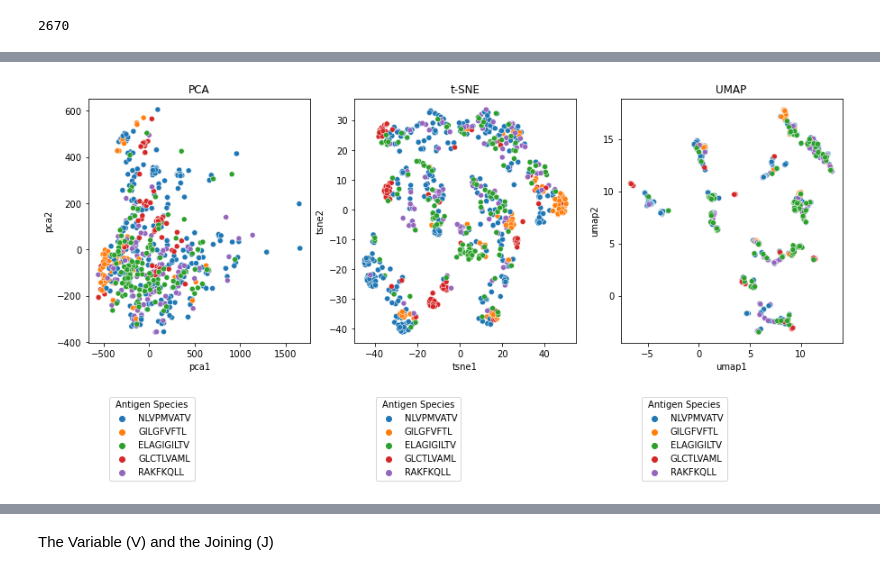
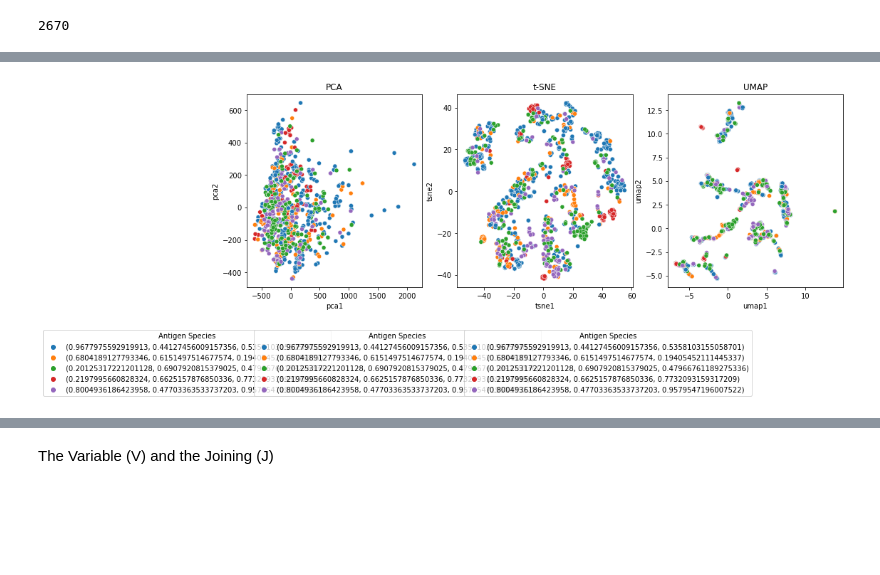
Before and after one commit to UoB-DSMP-2023-24/dsmp-2024-group-13, a Jupyter notebook: dsmp-data-exploration.ipynb, the cells around one changed output, grey strips where cells are left out. Drawn from its saved outputs; the diff is of its cells as text; code cells hidden in the pictures; blank space fills up the shorter version.

```diff
--- a/dsmp-data-exploration.ipynb
+++ b/dsmp-data-exploration.ipynb
@@ -77,7 +77,7 @@ from sklearn.preprocessing import OneHotEncoder, StandardScaler
 import matplotlib.pyplot as plt
 
 
-df_slim = df_conf.iloc[:,[0,1,2,3,4,5, 6,7, 8, 9, 11]]
+df_slim = df_conf.iloc[:,[0,1,2,3,4,5, 6,7, 8, 9, 10,11]]
 
 
 df_slim
@@ -186,10 +192,10 @@ df_beta = df_slim_no_duplicates[df_slim_no_duplicates['gene'] == 'TRB']
 df_beta
 
 # Get the top 10 most frequent values in the 'antigen.epitope' column
-top_10_values = df_beta['antigen.epitope'].value_counts().head(5).index
+top_10_values = df_beta['antigen.gene'].value_counts().head(5).index
 
 # Filter df_beta to include only rows with 'antigen.epitope' in the top 10 values
-df_beta = df_beta[df_beta['antigen.epitope'].isin(top_10_values)]
+df_beta = df_beta[df_beta['antigen.gene'].isin(top_10_values)]
 
 # Display the resulting DataFrame
 # %%
@@ -275,17 +281,17 @@ np.shape(dmats['tcrdist'])
 import seaborn as sns
 df_beta1 = df_beta
 
-df_beta1['antigen.epitope'].unique()
+df_beta1['antigen.gene'].unique()
 
 # Assuming df_beta1 is your DataFrame
-unique_species = df_beta1['antigen.epitope'].unique()
+unique_species = df_beta1['antigen.gene'].unique()
 
 # Create a color palette with a unique color for each species
 palette = sns.color_palette("husl", n_colors=len(unique_species))
 
 # Map each species to its corresponding color in the DataFrame
 species_color_mapping = dict(zip(unique_species, palette))
-df_beta1['color'] = df_beta1['antigen.epitope'].map(species_color_mapping)
+df_beta1['color'] = df_beta1['antigen.gene'].map(species_color_mapping)
 
 df_beta1
 # %% [output]
@@ -349,29 +355,29 @@ df_beta1['umap2'] = umap_result[:, 1]
 # %%
 # Plotting
 plt.figure(figsize=(15, 5))
 
 # PCA plot
 plt.subplot(1, 3, 1)
-sns.scatterplot(x='pca1', y='pca2', hue='antigen.epitope', data=df_beta1)
+sns.scatterplot(x='pca1', y='pca2', hue='color', data=df_beta1)
 plt.title('PCA')
 # Move the legend outside the plot area
 plt.legend(title='Antigen Species', bbox_to_anchor=(0.5, -0.2))
 
 # t-SNE plot
 plt.subplot(1, 3, 2)
-sns.scatterplot(x='tsne1', y='tsne2', hue='antigen.epitope', data=df_beta1)
+sns.scatterplot(x='tsne1', y='tsne2', hue='color', data=df_beta1)
 plt.title('t-SNE')
 # Move the legend outside the plot area
 plt.legend(title='Antigen Species', bbox_to_anchor=(0.5, -0.2))
 
 # UMAP plot
 plt.subplot(1, 3, 3)
-sns.scatterplot(x='umap1', y='umap2', hue='antigen.epitope', data=df_beta1)
+sns.scatterplot(x='umap1', y='umap2', hue='color', data=df_beta1)
 plt.title('UMAP')
 
 # Move the legend outside the plot area
 plt.legend(title='Antigen Species', bbox_to_anchor=(0.5, -0.2))
 
 plt.show()
 # %% [output]
-[figure, old version]
+[figure, new version]
```
Also changed, not shown: parts of 27 cells of this notebook, 4 other files.
